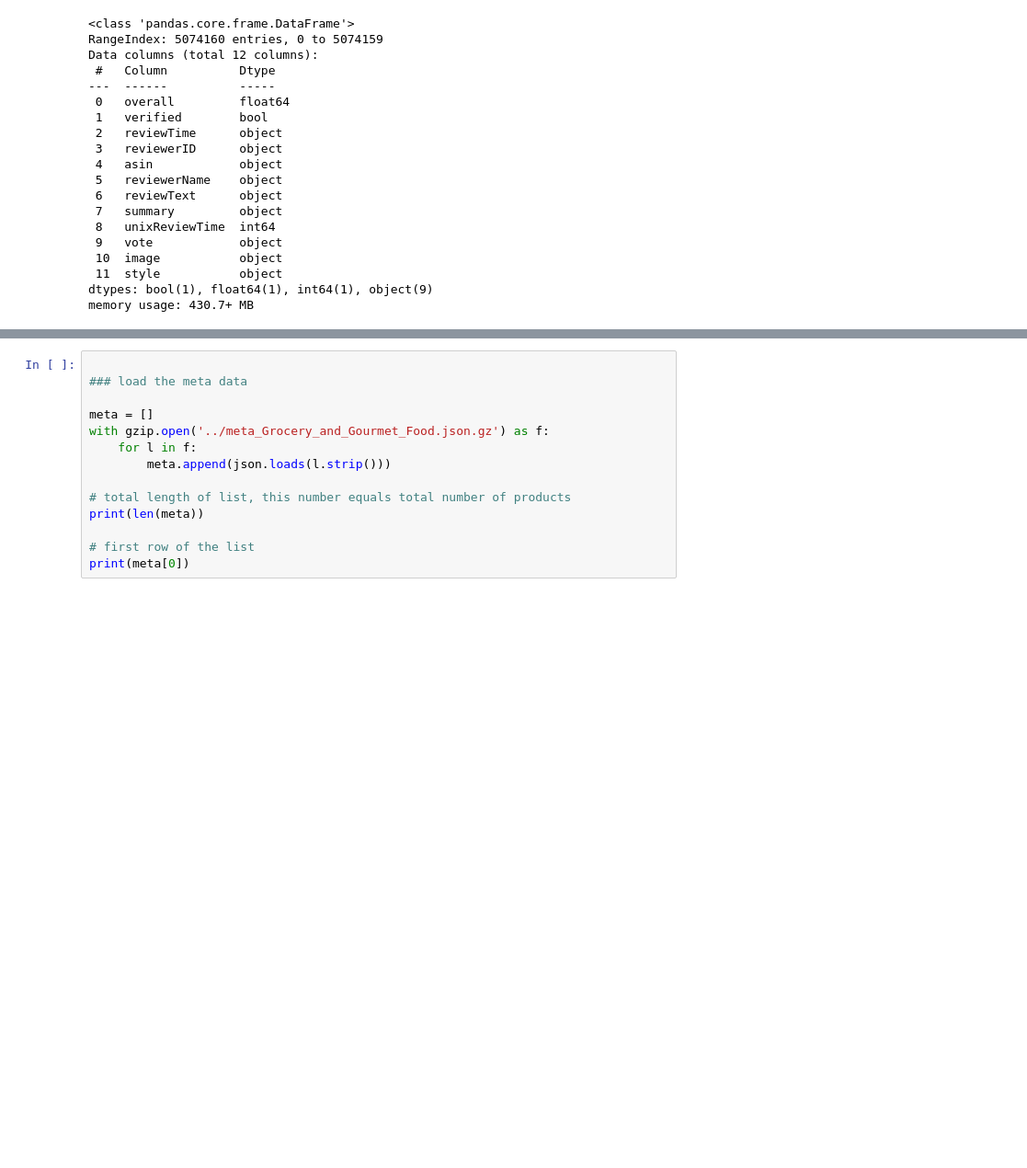
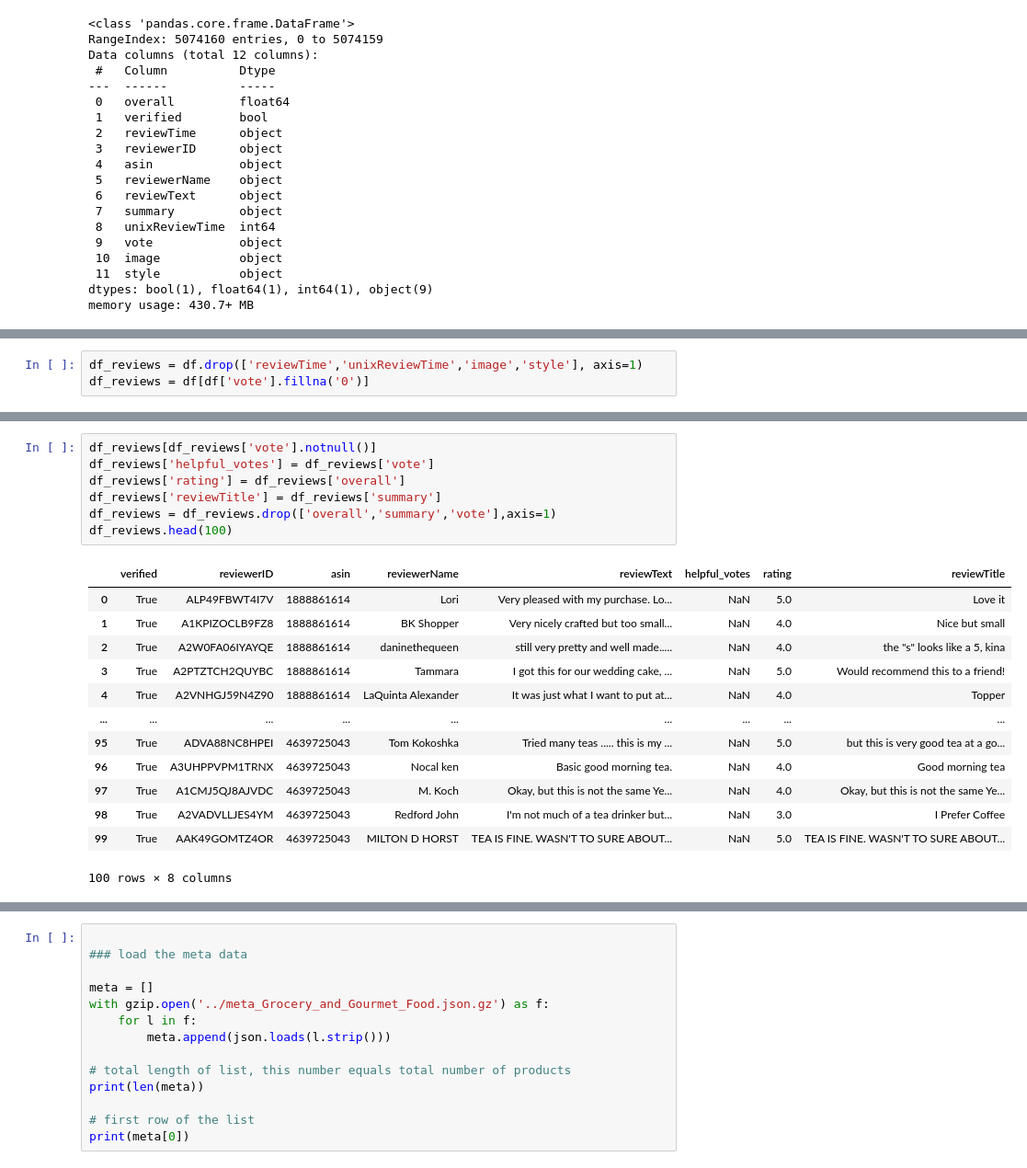
Before and after one commit to Nicoivazquez/Fancy_food_Recommender, a Jupyter notebook: EDA_DataCleanup.ipynb, the cells around one changed output, grey strips where cells are left out. Shown at 92% size. Saved outputs shown, nothing was run; the diff lists cells and outputs as text; blank space fills up the shorter version.

```diff
--- a/EDA_DataCleanup.ipynb
+++ b/EDA_DataCleanup.ipynb
@@ -71,0 +86,3 @@ df[df['image'].notna()]
+# %%
+df_reviews = df.drop(['reviewTime','unixReviewTime','image','style'], axis=1)
+df_reviews = df[df['vote'].fillna('0')]
@@ -71,0 +110,21 @@ df[df['image'].notna()]
+# %%
+df_reviews[df_reviews['vote'].notnull()]
+df_reviews['helpful_votes'] = df_reviews['vote']
+df_reviews['rating'] = df_reviews['overall']
+df_reviews['reviewTitle'] = df_reviews['summary']
+df_reviews = df_reviews.drop(['overall','summary','vote'],axis=1)
+df_reviews.head(100)
+# %% [output]
+|  | verified | reviewerID | asin | reviewerName | reviewText | helpful_votes | rating | reviewTitle |
+| 0 | True | ALP49FBWT4I7V | 1888861614 | Lori | Very pleased with my purchase. Lo... | NaN | 5.0 | Love it |
+| 1 | True | A1KPIZOCLB9FZ8 | 1888861614 | BK Shopper | Very nicely crafted but too small... | NaN | 4.0 | Nice but small |
+| 2 | True | A2W0FA06IYAYQE | 1888861614 | daninethequeen | still very pretty and well made..... | NaN | 4.0 | the "s" looks like a 5, kina |
+| 3 | True | A2PTZTCH2QUYBC | 1888861614 | Tammara | I got this for our wedding cake, ... | NaN | 5.0 | Would recommend this to a friend! |
+| 4 | True | A2VNHGJ59N4Z90 | 1888861614 | LaQuinta Alexander | It was just what I want to put at... | NaN | 4.0 | Topper |
+| ... | ... | ... | ... | ... | ... | ... | ... | ... |
+| 95 | True | ADVA88NC8HPEI | 4639725043 | Tom Kokoshka | Tried many teas ..... this is my ... | NaN | 5.0 | but this is very good tea at a go... |
+| 96 | True | A3UHPPVPM1TRNX | 4639725043 | Nocal ken | Basic good morning tea. | NaN | 4.0 | Good morning tea |
+| 97 | True | A1CMJ5QJ8AJVDC | 4639725043 | M. Koch | Okay, but this is not the same Ye... | NaN | 4.0 | Okay, but this is not the same Ye... |
+| 98 | True | A2VADVLLJES4YM | 4639725043 | Redford John | I'm not much of a tea drinker but... | NaN | 3.0 | I Prefer Coffee |
+| 99 | True | AAK49GOMTZ4OR | 4639725043 | MILTON D HORST | TEA IS FINE. WASN'T TO SURE ABOUT... | NaN | 5.0 | TEA IS FINE. WASN'T TO SURE ABOUT... |
+100 rows × 8 columns
```
Also changed, not shown: parts of 21 cells of this notebook, 3 other files.
